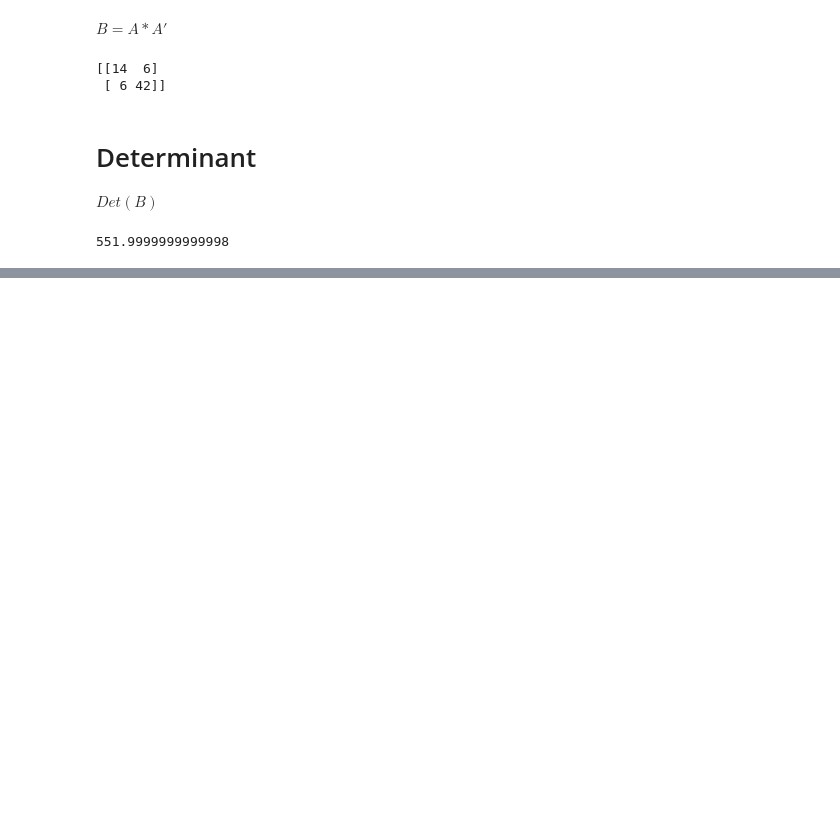
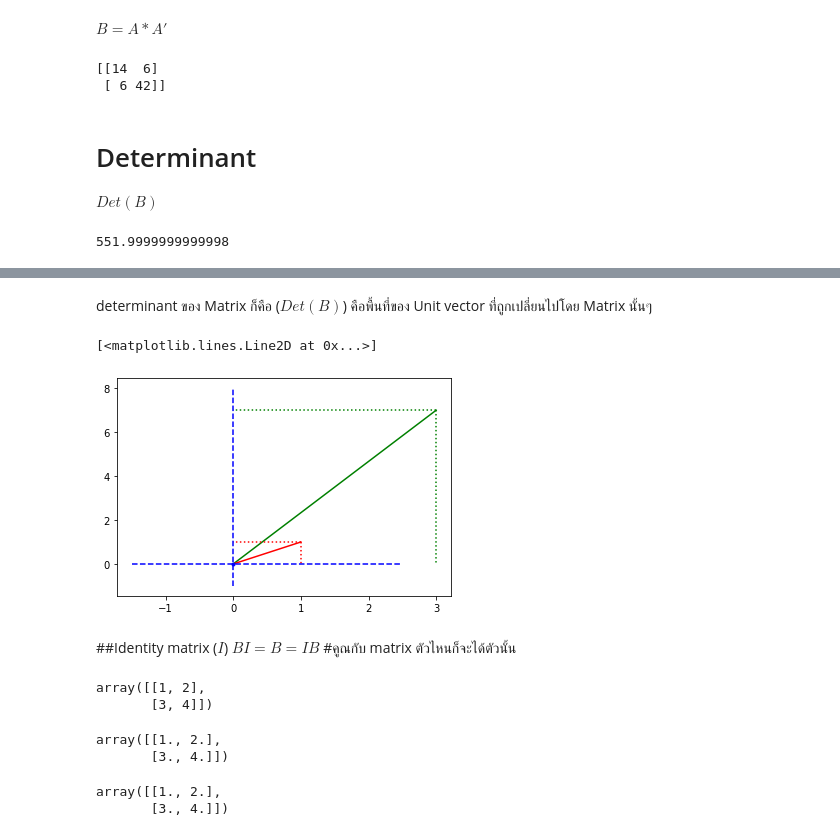
Before and after one commit to nichakornchaisuwan/multivariaet, a Jupyter notebook: MVA001.ipynb, the cells around one changed output, grey strips where cells are left out. Cells and saved outputs as stored; diff of their text form; code cells hidden in the pictures; blank space fills up the shorter version.

```diff
--- a/MVA001.ipynb
+++ b/MVA001.ipynb
@@ -92,0 +128,18 @@ np.linalg.det(B)
+# %% [markdown]
+determinant ของ Matrix  ก็คือ ($Det(B)$) คือพื้นที่ของ Unit vector ที่ถูกเปลี่ยนไปโดย Matrix นั้นๆ
+# %%
+plt.plot([0,Bv[0,0]],[0,Bv[1,0]],'-g') # vectors B.v
+plt.plot([1,1],[1,0],':r') # จุดไข่ปลา พื้นที่ของ Bv
+plt.plot([1,0],[1,1],':r') # จุดไข่ปลา พื้นที่ของ Bv
+plt.plot([3,3],[7,0],':g') # จุดไข่ปลา พื้นที่ของ Bv
+plt.plot([3,0],[7,7],':g') # จุดไข่ปลา พื้นที่ของ Bv
+plt.plot([0,1],[0,1],'-r')
+plt.plot(0,0,'.b')           #
+plt.plot([0,0],[-1,8],'--b')  #มีสองจุด
+plt.plot([-1.5,2.5],[0,0],'--b')
+# %% [output]
+[<matplotlib.lines.Line2D at 0x...>]
+[figure, added]
+# %% [markdown]
+##Identity matrix ($I$)
+$BI = B = IB$ #คูณกับ matrix ตัวไหนก็จะได้ตัวนั้น
@@ -92,0 +148,15 @@ np.linalg.det(B)
+# %%
+B
+# %% [output]
+array([[1, 2],
+       [3, 4]])
+# %%
+np.dot(B,iden2)
+# %% [output]
+array([[1., 2.],
+       [3., 4.]])
+# %%
+np.dot(iden2,B)
+# %% [output]
+array([[1., 2.],
+       [3., 4.]])
```
Also changed, not shown: parts of 14 cells of this notebook.
